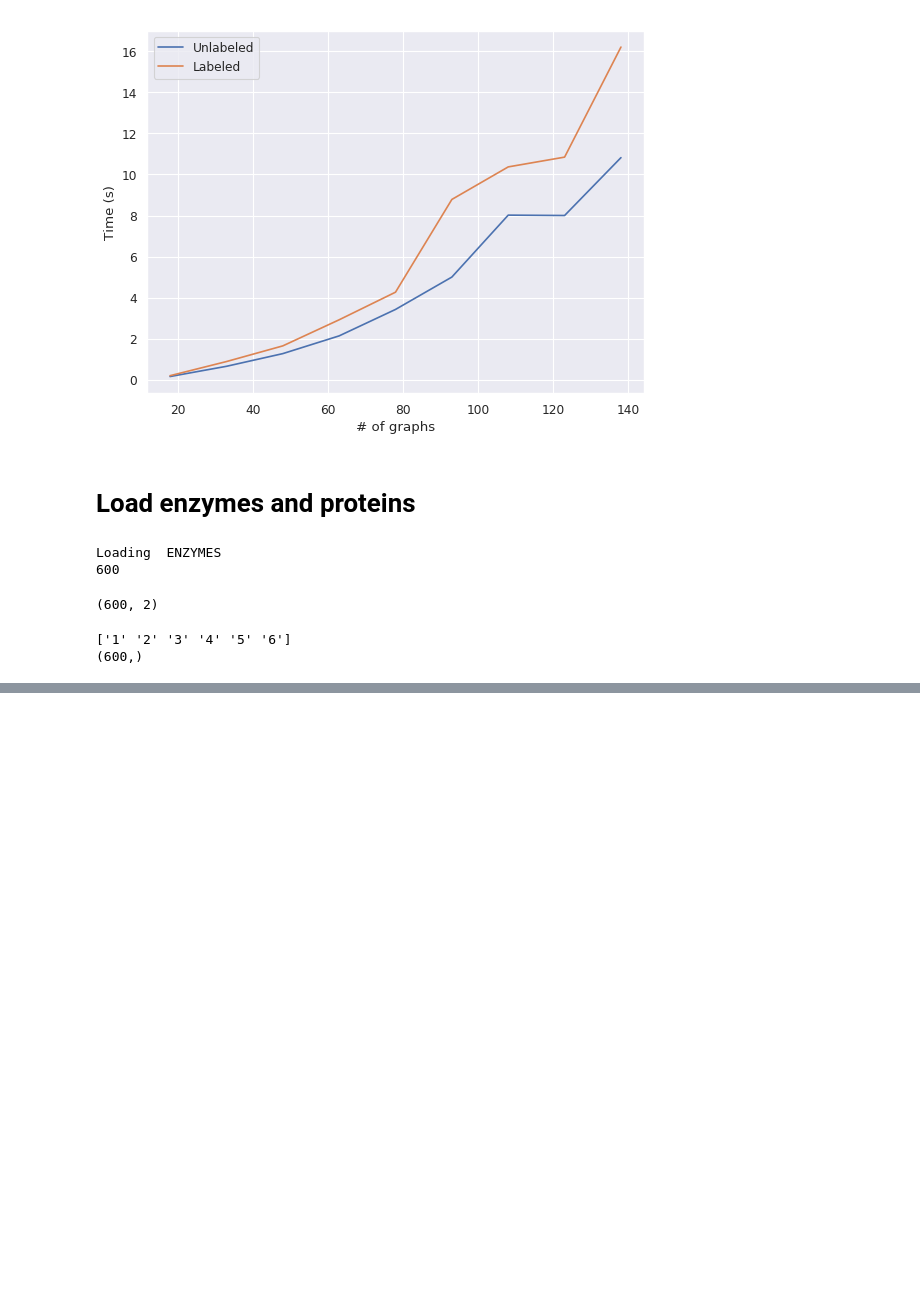
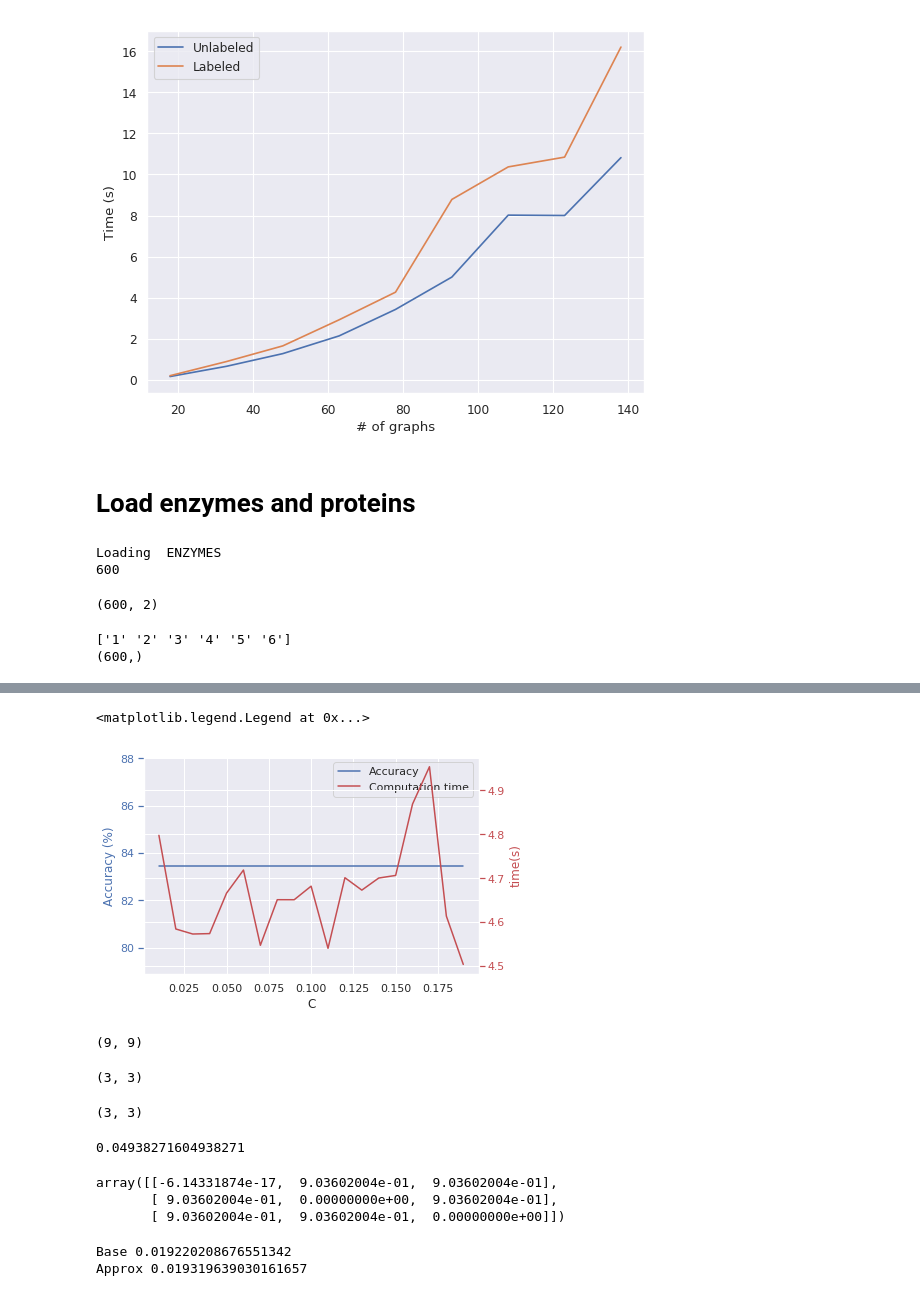
Before and after one commit to leoandeol/graph-kernels, a Jupyter notebook: tests.ipynb, the cells around one changed output, grey strips where cells are left out. Saved outputs shown, nothing was run; the diff lists cells and outputs as text; code cells hidden in the pictures; blank space fills up the shorter version.

```diff
--- a/tests.ipynb
+++ b/tests.ipynb
@@ -641,4 +640,4 @@ print(dic4)
 # %%
 dic
 # %%
-lab, nolab = db.load_db("PROTEINS")
+lab, nolab = db.load_db("MUTAG")
@@ -654,3 +656,16 @@ dic7=s7.cross_val_score(3)
 # %%
 s8 = SVM(db=nolab, ratio_split=0.7, lbd=0.05, kernel="spec_decomp_kernel")
 dic8=s8.cross_val_score(3)
+# %%
+xs = []
+scores = []
+times = []
+N = 20
+for x in range(1,N):
+    if(x%(N/10)==0):
+        print(100*x/N,"%")
+    s = SVM(db=nolab, ratio_split=0.7, lbd=0.7, kernel="sylv_eq_kernel", C=x/100)
+    dic = s.cross_val_score(k=5)
+    scores.append(dic["accuracy"]*100)
+    xs.append(x/100)
+    times.append(dic["time"])
@@ -656,0 +682,16 @@ dic8=s8.cross_val_score(3)
+# %%
+fig, ax1 = plt.subplots()
+l1, = ax1.plot(xs, scores, label="Accuracy", color="b")
+ax1.set_xlabel('C')
+ax1.set_ylabel('Accuracy (%)', color="b")
+ax1.tick_params('y', colors='b')
+
+ax2 = ax1.twinx()
+l2, = ax2.plot(xs,times,label="Computation time", color='r')
+ax2.set_ylabel('time(s)', color='r')
+ax2.tick_params('y', colors='r')
+lines = [l1,l2]
+ax1.legend(lines, [l.get_label() for l in lines])
+# %% [output]
+<matplotlib.legend.Legend at 0x...>
+[figure, added]
@@ -656,0 +744,5 @@ dic8=s8.cross_val_score(3)
+# %%
+w = np.asarray(np.kron(x1,x2))
+w.shape
+# %% [output]
+(9, 9)
@@ -656,0 +751,25 @@ dic8=s8.cross_val_score(3)
+# %%
+B.shape
+# %% [output]
+(3, 3)
+# %%
+C.shape
+# %% [output]
+(3, 3)
+# %%
+np.linalg.norm(D)
+# %% [output]
+0.04938271604938271
+# %%
+B
+# %% [output]
+array([[-6.14331874e-17,  9.03602004e-01,  9.03602004e-01],
+       [ 9.03602004e-01,  0.00000000e+00,  9.03602004e-01],
+       [ 9.03602004e-01,  9.03602004e-01,  0.00000000e+00]])
+# %%
+ker = Kernel(0.05)
+print("Base",ker.sylv_eq_kernel(x1,x2))
+print("Approx",ker.sylv_eq_kernel(B,C))
+# %% [output]
+Base 0.019220208676551342
+Approx 0.019319639030161657
```
Also changed, not shown: parts of 14 cells of this notebook, 9 other files.
